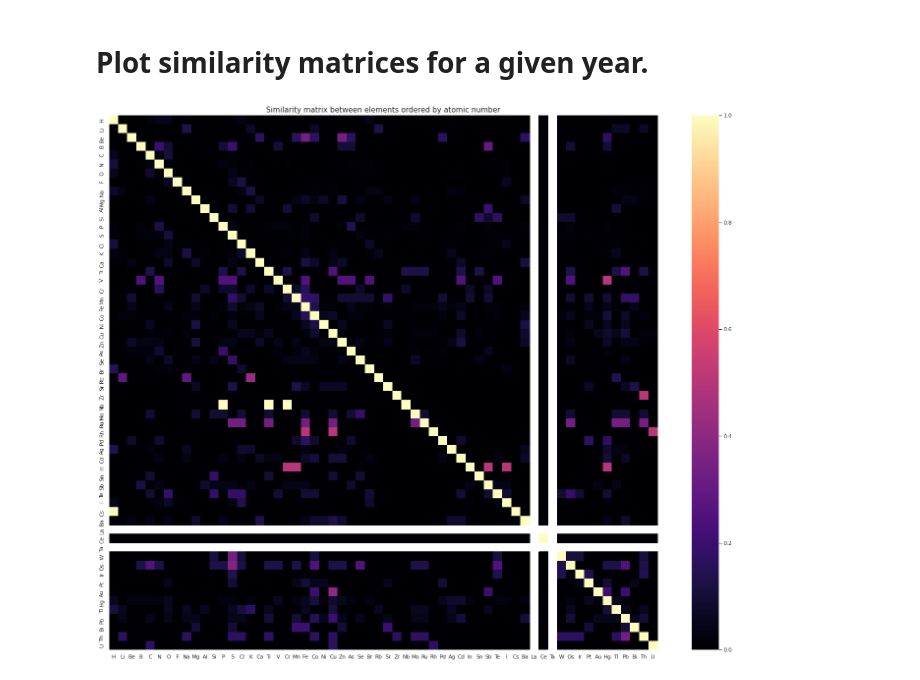
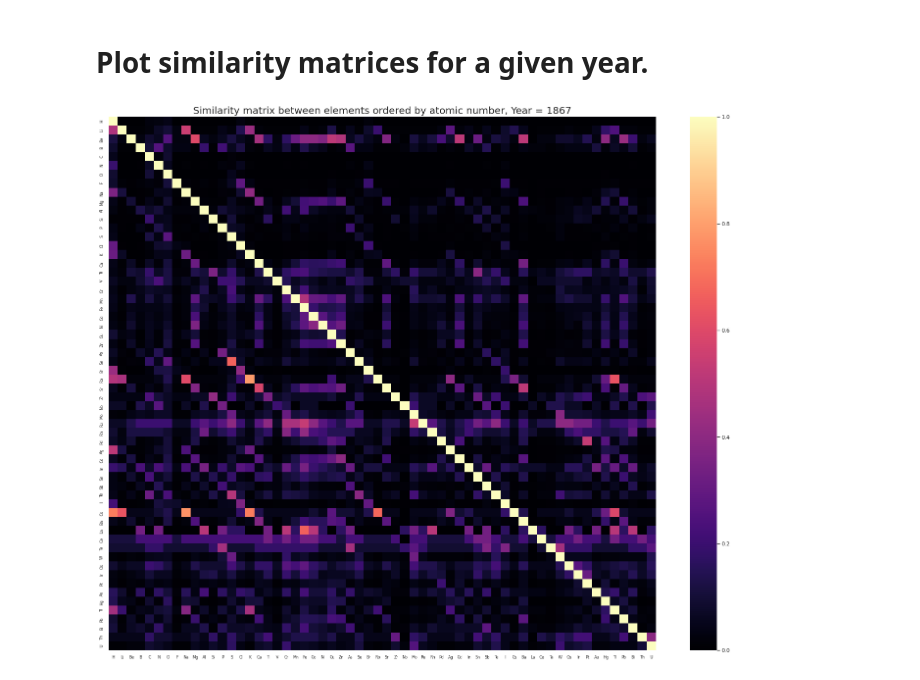
Before and after one commit to doncamilom/1868_SubstancesStudy, a Jupyter notebook: Notebooks/Similarity.ipynb, the cells around one changed output. Cells and saved outputs as stored; diff of their text form; code cells hidden in the pictures.

Commit message:
Just plotted similarity matrices for 1867 and 2015 (and results are quite cool).

```diff
--- a/Notebooks/Similarity.ipynb
+++ b/Notebooks/Similarity.ipynb
@@ -1,7 +1,7 @@
 # %%
 from simMat_funcs import *
 # %%
-dataPath = '../OnlyStrsCode/Data/'
+dataPath = '../Data/'
 simMat_yr = np.load(dataPath + 'history_simMat.npy')
 
 elemList = []
@@ -9,5 +9,6 @@ with open(f"{dataPath}/ElementList.txt",'r') as f:
     for line in f:
         elemList.append(line.strip())
 
+min_yr = 1771
 print(simMat_yr.shape)
 # %% [output]
@@ -106,20 +115,33 @@ plot_SimPTBar(simMat_yr,1999,'S',1700)
 # %% [markdown]
 # Plot similarity matrices for a given year.
 # %%
-def plot_simMat_yr(year,min_yr):
+def plot_simMat_yr(year,min_yr=min_yr,save=False):
+
     diag = np.diag(simMat_yr[year - min_yr])
     with np.errstate(invalid='ignore',divide='ignore'):
         m = simMat_yr[year - min_yr]/diag
         m = m.T/(diag!=0)
+    # Find which elements don't exist, to drop respective rows and cols
+    isn = ~np.isnan(m).all(axis=0)
+    m = m[isn][:,isn]
+    #m = np.nan_to_num(m,0)
 
     fig,ax = plt.subplots(figsize=(25,20))
-    ax.set_title("Similarity matrix between elements ordered by atomic number",fontsize=15)
+    ax.set_title(f"Similarity matrix between elements ordered by atomic number, Year = {year}",
+                 fontsize=20)
     sns.heatmap(m,ax=ax,
                 cmap=sns.color_palette("magma", as_cmap=True))
-    labl = [e for e in TP.keys() if e in elemList]
-    ax.set_xticklabels(labl)
-    ax.set_yticklabels(labl)
 
-plot_simMat_yr(1750,1700)
+    labl = [e for i,e in enumerate(TP.keys()) if (e in elemList and isn[i])]
+    #labl = [e for e in TP.keys() if e in elemList]
+    tick = [i+0.5 for i in range(len(labl))]
+    ax.set_xticks(tick)
+    ax.set_yticks(tick)
+    ax.set_xticklabels(labl,fontsize=8)
+    ax.set_yticklabels(labl,fontsize=8)
+
+    if save: plt.savefig(save,dpi=400,bbox_inches='tight')
+
+plot_simMat_yr(1867,save='../Data/Results/SM_1867.png')
 # %% [output]
-[figure, old version]
+[figure, new version]
```
Also changed, not shown: parts of 8 cells of this notebook, 4 other files.
